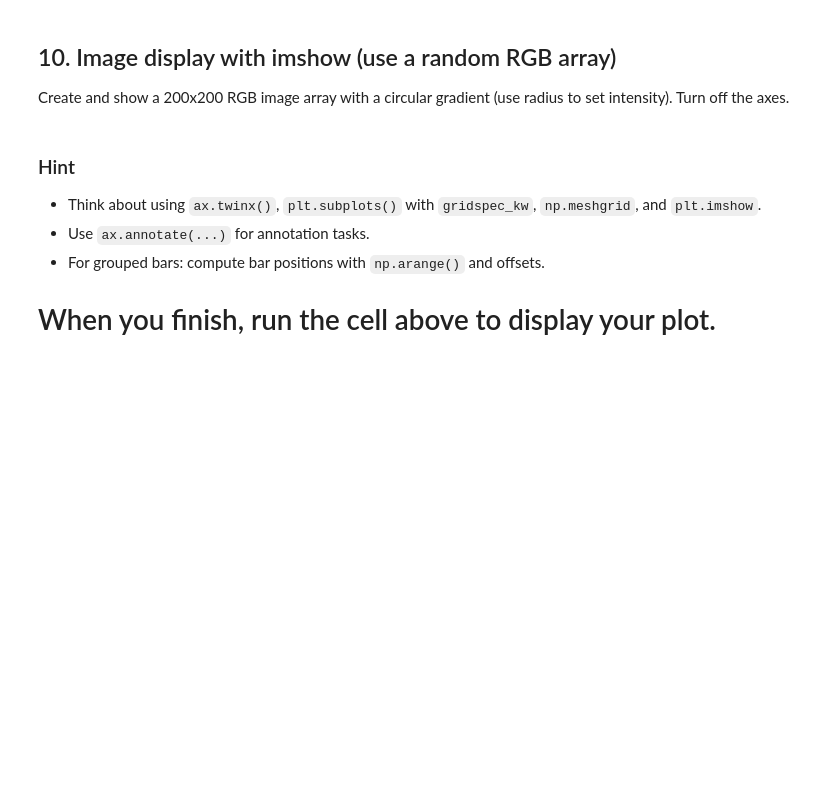
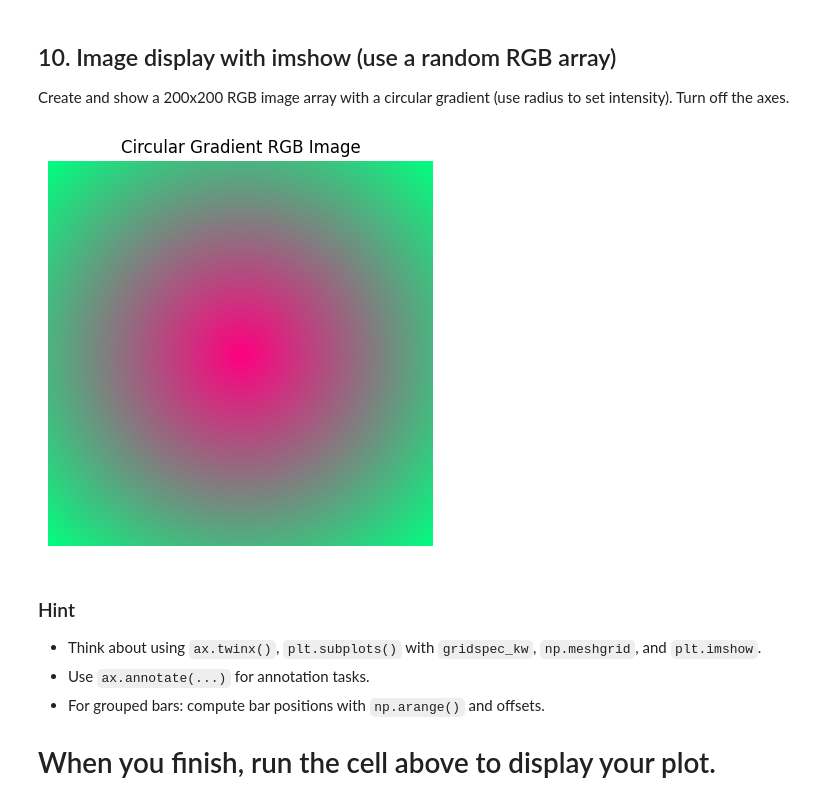
Before and after one commit to K-K-0/Matplotlib, a Jupyter notebook: matplotlib_practice_advanced.ipynb, the cells around one changed output. Cells and saved outputs as stored; diff of their text form; code cells hidden in the pictures; blank space fills up the shorter version.

```diff
--- a/matplotlib_practice_advanced.ipynb
+++ b/matplotlib_practice_advanced.ipynb
@@ -285,10 +340,22 @@ Create and show a 200x200 RGB image array with a circular gradient (use radius t
 # %%
 h, w = 200, 200
 cy, cx = h//2, w//2
 Y, X = np.ogrid[:h, :w]
 R = np.sqrt((X-cx)**2 + (Y-cy)**2)
+R = R/R.max()
 
-# Your code here
+red = 1 - R
+green = R
+blue = 0.5 * np.ones_like(R)
+
+img = np.dstack((red,green,blue))
+
+plt.imshow(img)
+plt.axis('off')
+plt.title("Circular Gradient RGB Image")
+plt.show()
+# %% [output]
+[figure, added]
 # %% [markdown]
 ### Hint
 - Think about using `ax.twinx()`, `plt.subplots()` with `gridspec_kw`, `np.meshgrid`, and `plt.imshow`.
```
Also changed, not shown: parts of 9 cells of this notebook.
